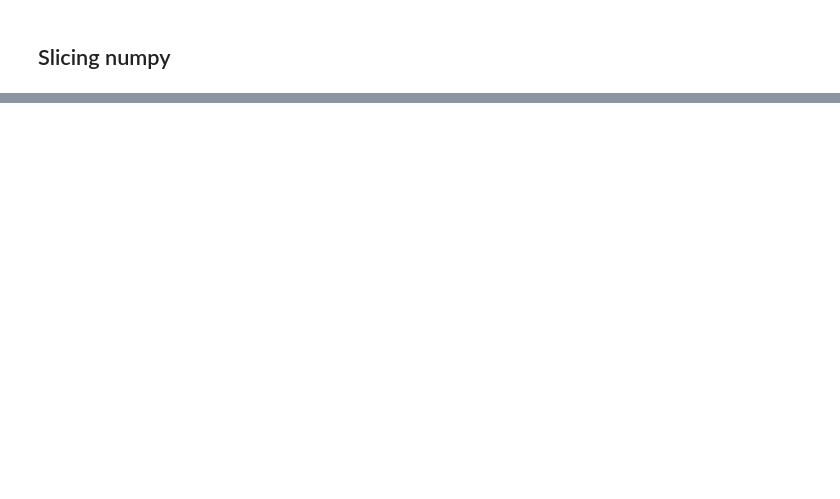
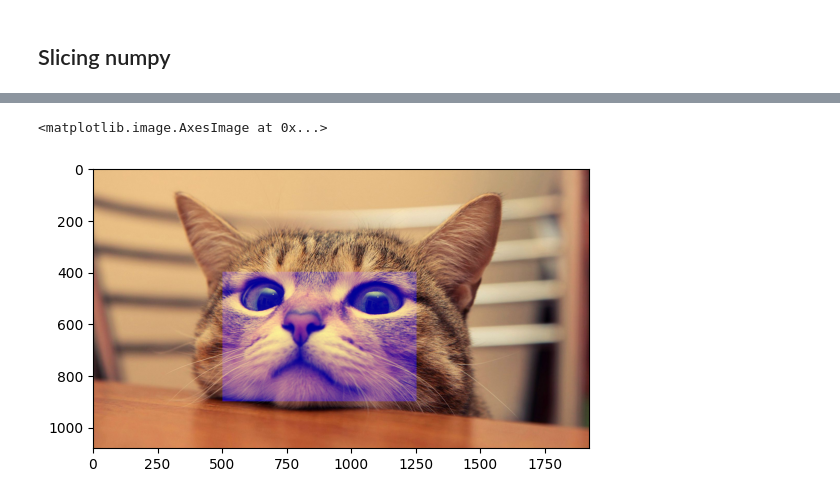
Before and after one commit to juanqochoa/Diplomado, a Jupyter notebook: Modulo_1/12.Numpy.ipynb, the cells around one changed output, grey strips where cells are left out. Saved outputs shown, nothing was run; the diff lists cells and outputs as text; code cells hidden in the pictures; blank space fills up the shorter version.

```diff
--- a/Modulo_1/12.Numpy.ipynb
+++ b/Modulo_1/12.Numpy.ipynb
@@ -389,0 +589,7 @@ B_{m-1,0} & B_{m-1,1} & \ldots & B_{m-1,n-1}
+# %%
+imagen_modificada = array_imagen.copy()
+imagen_modificada[400:900, 500:1250,2] = [150] #Se cambia el valor en el canal azul en esa parte de la imagen
+plt.imshow(imagen_modificada)
+# %% [output]
+<matplotlib.image.AxesImage at 0x...>
+[figure, added]
```
Also changed, not shown: parts of 33 cells of this notebook, 11 other files.
